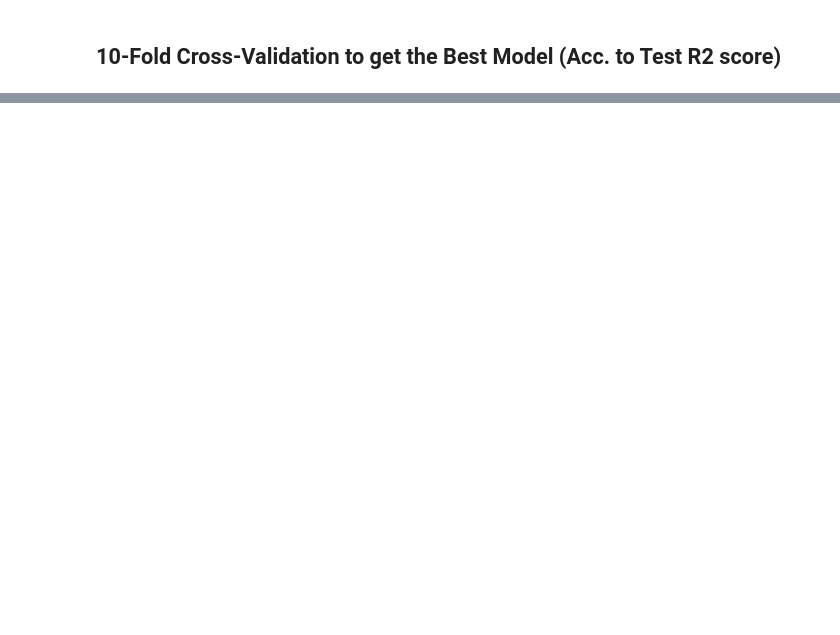
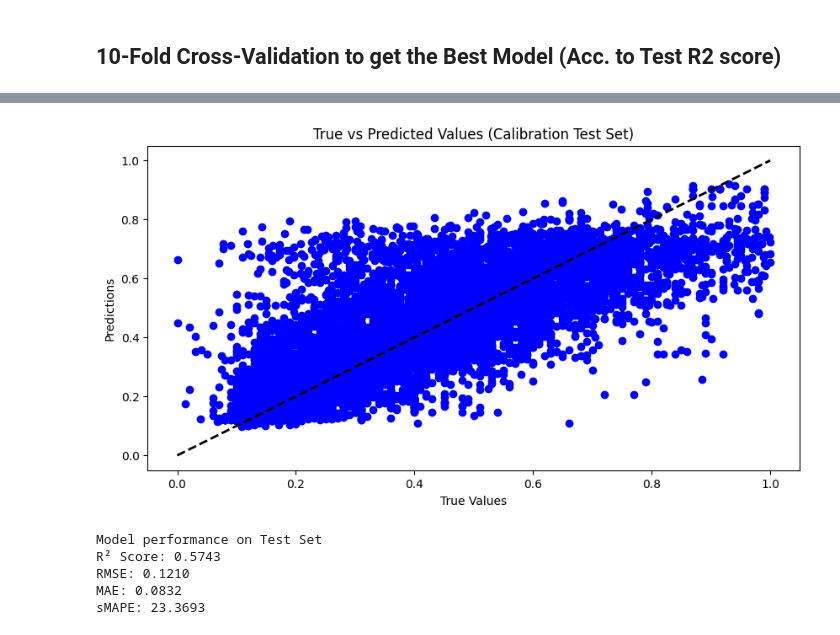
Before and after one commit to Aakash3101/shc-code, a Jupyter notebook: 6_balanced_RF_model.ipynb, the cells around one changed output, grey strips where cells are left out. Cells and saved outputs as stored; diff of their text form; code cells hidden in the pictures; blank space fills up the shorter version.

```diff
--- a/6_balanced_RF_model.ipynb
+++ b/6_balanced_RF_model.ipynb
@@ -820,0 +686,12 @@ joblib.dump(best_model, model_path)
+# %%
+# Visualizing the true vs predicted values
+plt.figure(figsize=(10, 5))
+plt.scatter(y_val_test, y_pred, color='blue')
+plt.plot([y_val_test.min(), y_val_test.max()], [y_val_test.min(), y_val_test.max()], 'k--', lw=2)
+plt.xlabel('True Values')
+plt.ylabel('Predictions')
+plt.title('True vs Predicted Values (Calibration Test Set)')
+# plt.savefig(os.path.join(PLOT_SAVE_PATH, "cal_test_true_vs_pred.png"))
+plt.show()
+# %% [output]
+[figure, added]
@@ -820,0 +700,22 @@ joblib.dump(best_model, model_path)
+# %%
+y_pred = best_model.predict(X_test[selected_feature_names])
+
+# Evaluate model performance
+r2 = r2_score(y_test, y_pred)
+rmse = np.sqrt(mean_squared_error(y_test, y_pred))
+mae = mean_absolute_error(y_test, y_pred)
+smape_value = smape(y_test, y_pred)
+print("Model performance on Test Set")
+print(f"R² Score: {r2:.4f}")
+print(f"RMSE: {rmse:.4f}")
+print(f"MAE: {mae:.4f}")
+print(f"sMAPE: {smape_value:.4f}")
+
+new_row = {"AEZ" : AEZ, "Set" : "TEST", "Property" : PRED_VARIABLE, "R2" : r2, "RMSE" : rmse, "MAE" : mae, "sMAPE" : smape_value}
+stats_df = pd.concat([stats_df, pd.DataFrame([new_row])], ignore_index=True)
+# %% [output]
+Model performance on Test Set
+R² Score: 0.5743
+RMSE: 0.1210
+MAE: 0.0832
+sMAPE: 23.3693
```
Also changed, not shown: parts of 56 cells of this notebook, 4 other files.
